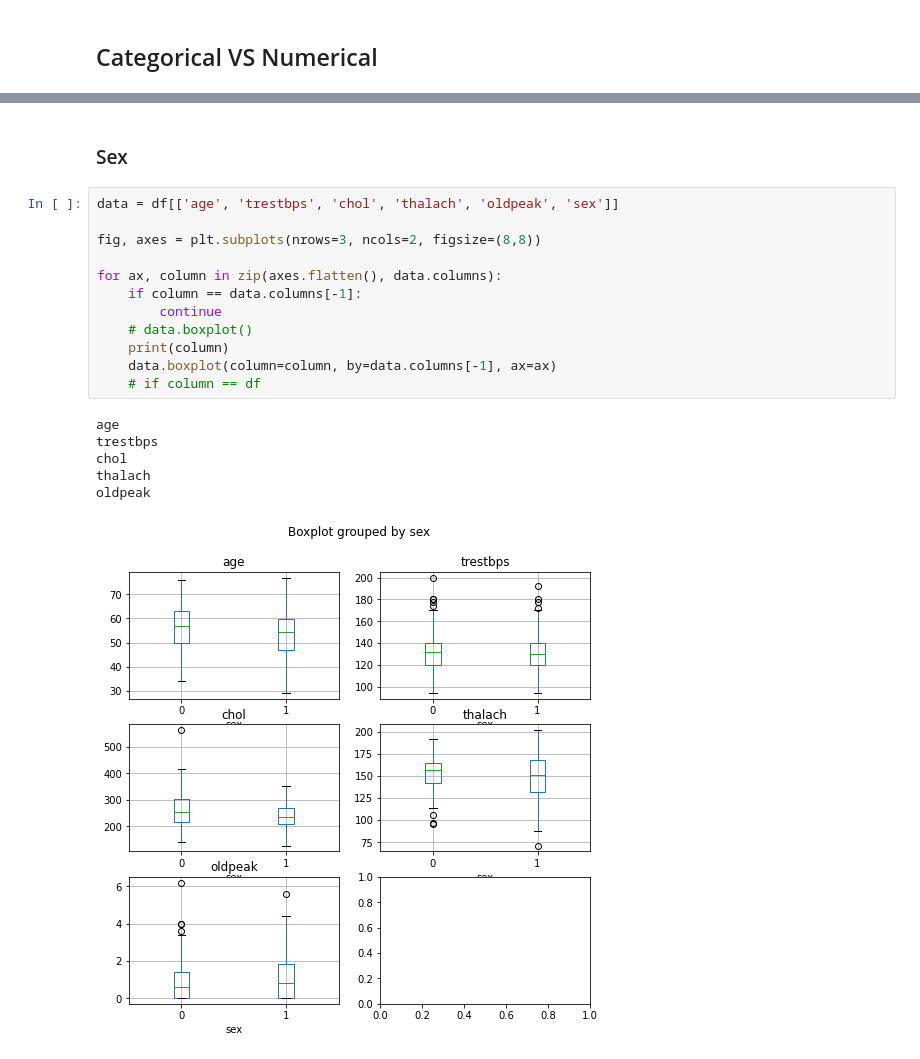
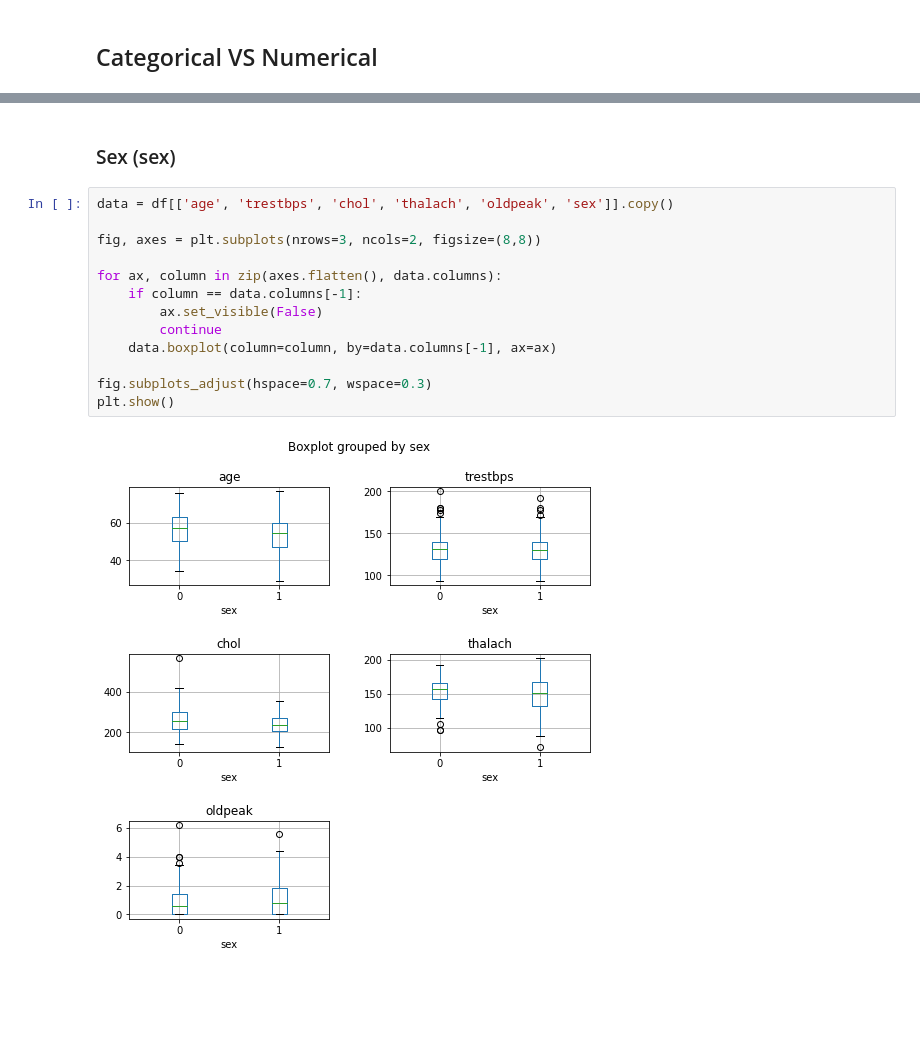
Before and after one commit to AnaliticaComputacional-2023-10/Proyecto1, a Jupyter notebook: EDA_Multivariate.ipynb, the cells around one changed output, grey strips where cells are left out. Drawn from its saved outputs; the diff is of its cells as text; blank space fills up the shorter version.

```diff
--- a/EDA_Multivariate.ipynb
+++ b/EDA_Multivariate.ipynb
@@ -397,21 +403,17 @@ sns.kdeplot(data=df, x='age', y='oldpeak')
 # %% [markdown]
-### Sex
+### Sex (sex)
 # %%
-data = df[['age', 'trestbps', 'chol', 'thalach', 'oldpeak', 'sex']]
+data = df[['age', 'trestbps', 'chol', 'thalach', 'oldpeak', 'sex']].copy()
 
 fig, axes = plt.subplots(nrows=3, ncols=2, figsize=(8,8))
 
 for ax, column in zip(axes.flatten(), data.columns):
     if column == data.columns[-1]:
+        ax.set_visible(False)
         continue
-    # data.boxplot()
-    print(column)
     data.boxplot(column=column, by=data.columns[-1], ax=ax)
-    # if column == df
+
+fig.subplots_adjust(hspace=0.7, wspace=0.3)
+plt.show()
 # %% [output]
-age
-trestbps
-chol
-thalach
-oldpeak
-[figure, old version]
+[figure, new version]
```
Also changed, not shown: parts of 28 cells of this notebook.
